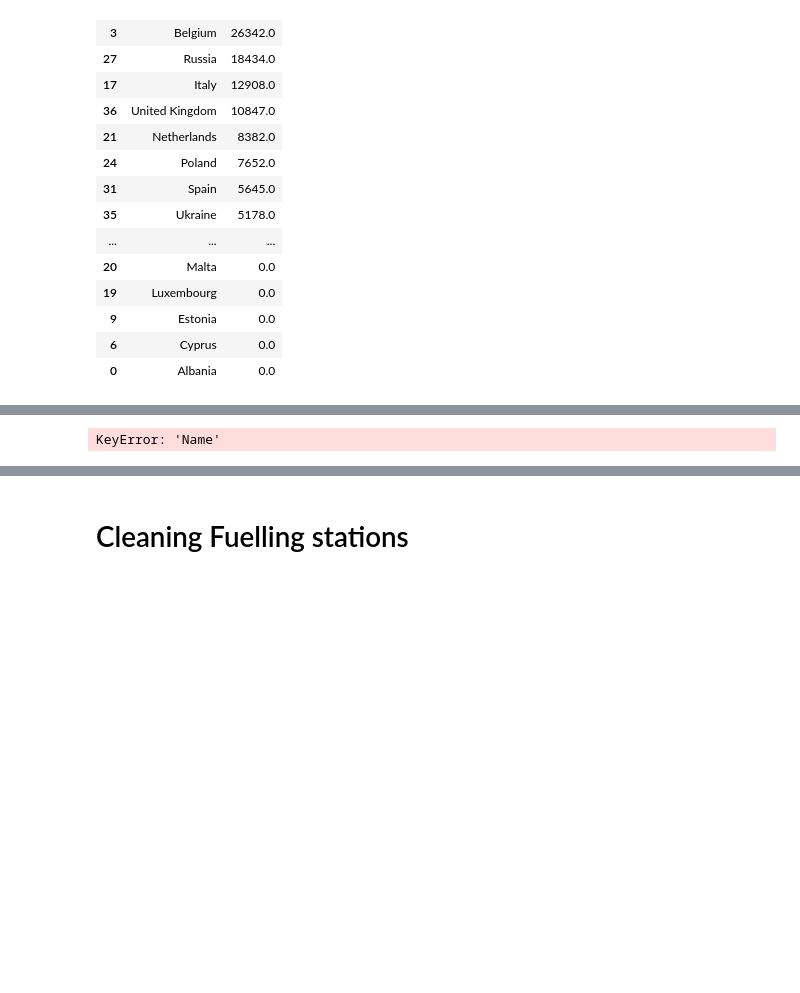
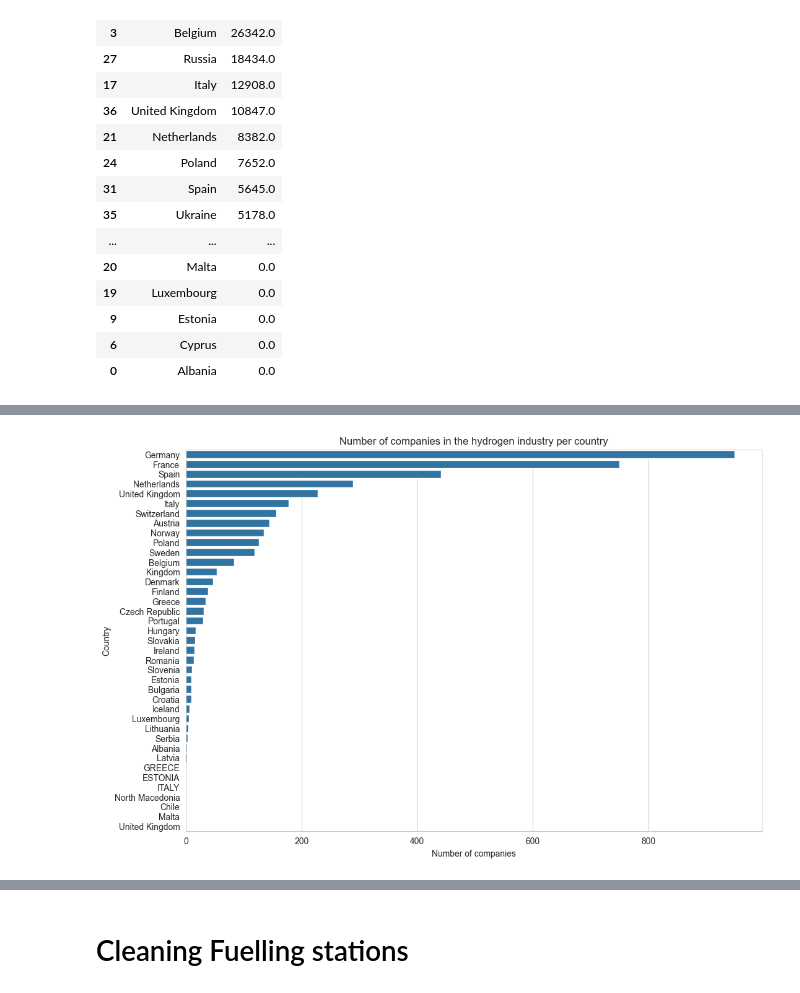
Before and after one commit to premstaller1/Masterarbeit, a Jupyter notebook: CorrelationAnalysis/correlation.ipynb, the cells around one changed output, grey strips where cells are left out. Drawn from its saved outputs; the diff is of its cells as text; code cells hidden in the pictures; blank space fills up the shorter version.

```diff
--- a/CorrelationAnalysis/correlation.ipynb
+++ b/CorrelationAnalysis/correlation.ipynb
@@ -167,29 +183,29 @@ worker_sum
 # %%
 #count the number of times countries appear in the dataset
 companies_df['Country'].value_counts()
 
 #group by 'Country' and count the number of companies
 company_count = companies_df.groupby('Country')['Name'].count().reset_index()
 
 #change Name to Number of Companies
 company_count = company_count.rename(columns={'Name': 'Number of Companies'})
 
 #sort the values by the number of companies
 
-company_count = company_count.sort_values(by='Name', ascending=False)
+company_count = company_count.sort_values(by='Number of Companies', ascending=False)
 
 #create a plot of the number of companies in the hydrogen industry per country
 
 plt.figure(figsize=(12, 8))
-sns.barplot(data=company_count, x='Name', y='Country')
+sns.barplot(data=company_count, x='Number of Companies', y='Country')
 plt.title('Number of companies in the hydrogen industry per country')
 plt.xlabel('Number of companies')
 plt.ylabel('Country')
 
 #new csv file
 company_count.to_csv('new_data\companies_per_country.csv', index=False)
 # %% [output]
-KeyError: 'Name'
+[figure, added]
 # %%
 company_count
 # %% [output]
```
Also changed, not shown: parts of 3 cells of this notebook, 1 other file.
